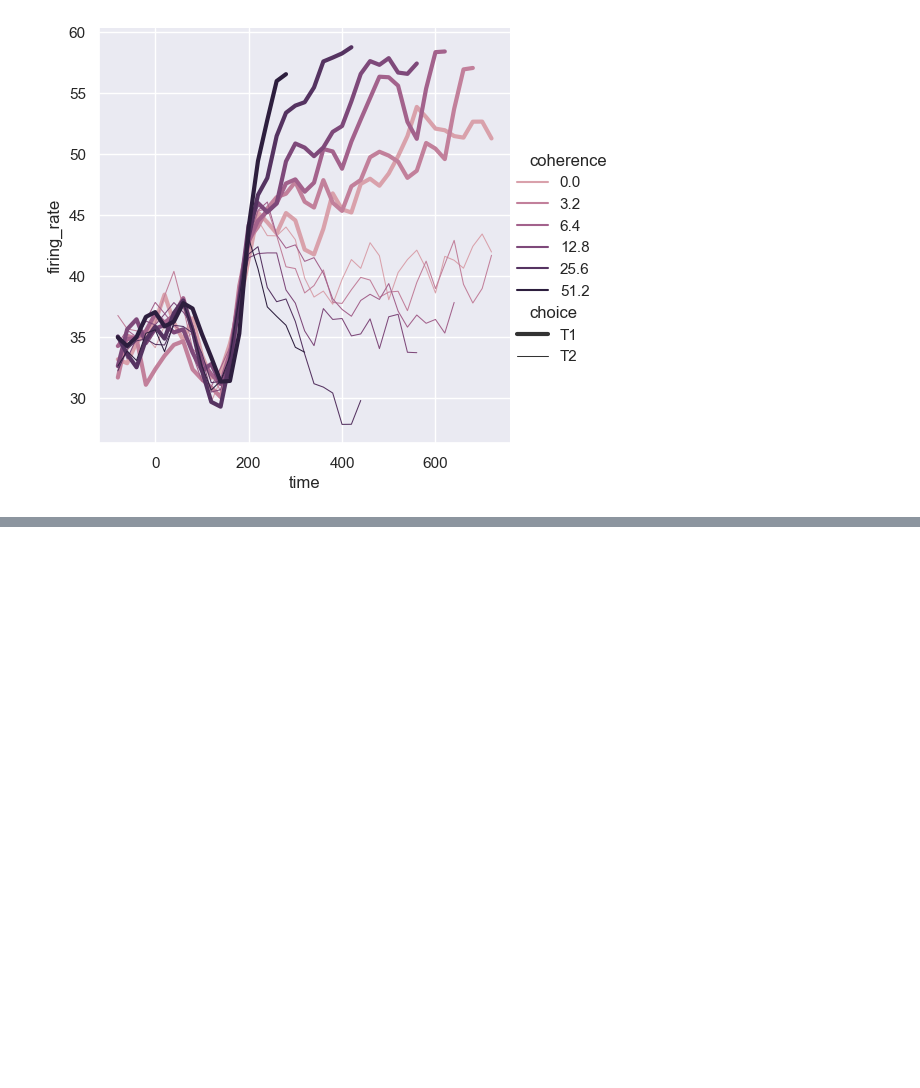
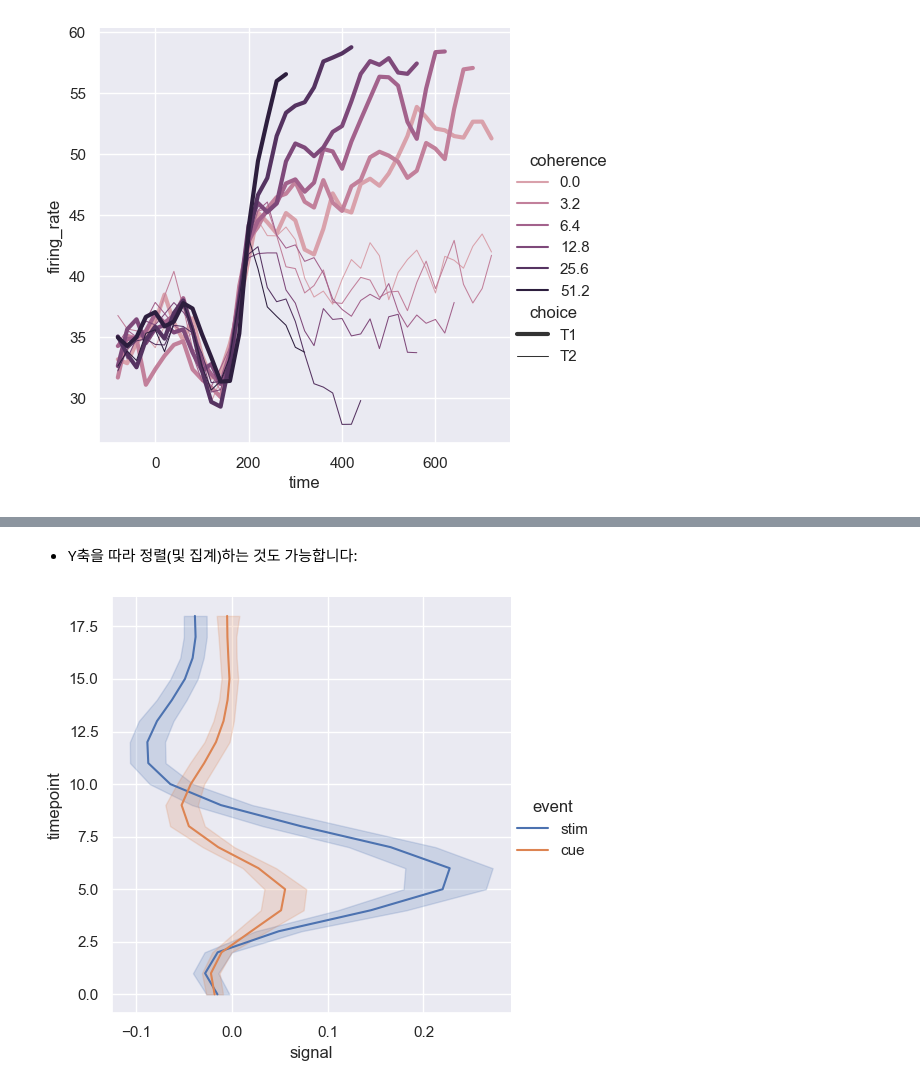
Before and after one commit to kinghy00/Seaborn-Tutorial, a Jupyter notebook: Visualizing_statistical_relationships.ipynb, the cells around one changed output, grey strips where cells are left out. Drawn from its saved outputs; the diff is of its cells as text; code cells hidden in the pictures; blank space fills up the shorter version.

```diff
--- a/Visualizing_statistical_relationships.ipynb
+++ b/Visualizing_statistical_relationships.ipynb
@@ -317,0 +332,10 @@ sns.relplot(
+# %% [markdown]
+- Y축을 따라 정렬(및 집계)하는 것도 가능합니다:
+# %%
+sns.relplot(
+    data=fmri, kind="line",
+     x="signal", y="timepoint", hue="event",
+    orient="y",
+);
+# %% [output]
+[figure, added]
```
Also changed, not shown: parts of 13 cells of this notebook.
